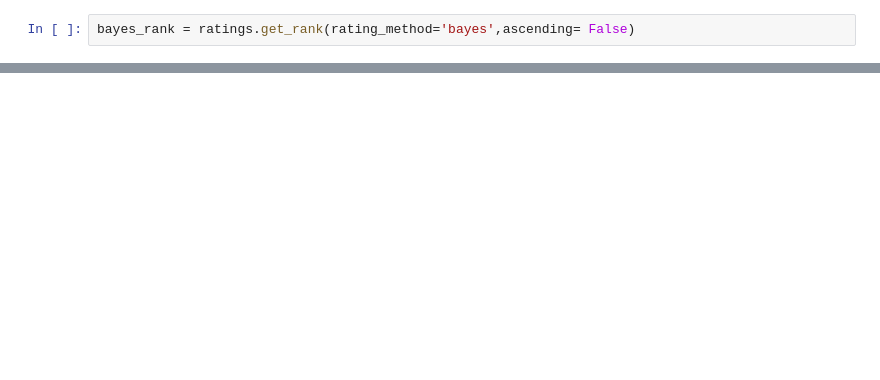
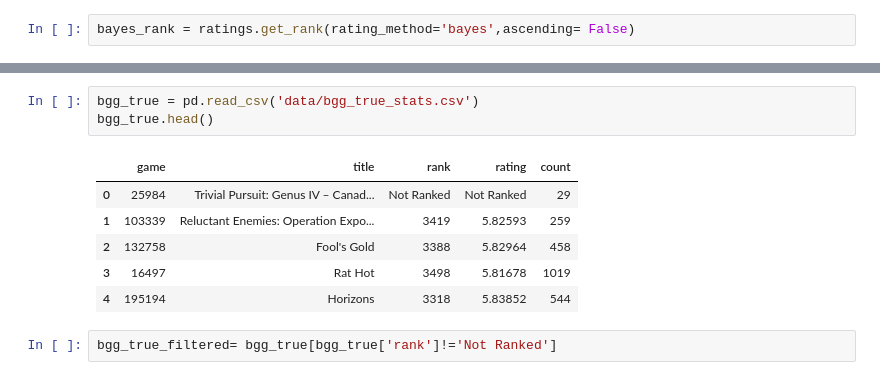
Before and after one commit to Praiban/Boardgamegeek, a Jupyter notebook: ItemRank.ipynb, the cells around one changed output, grey strips where cells are left out. Cells and saved outputs as stored; diff of their text form; blank space fills up the shorter version.

```diff
--- a/ItemRank.ipynb
+++ b/ItemRank.ipynb
@@ -104,0 +158,12 @@ bayes_rank.head()
+# %%
+bgg_true = pd.read_csv('data/bgg_true_stats.csv')
+bgg_true.head()
+# %% [output]
+|  | game | title | rank | rating | count |
+| 0 | 25984 | Trivial Pursuit: Genus IV – Canad... | Not Ranked | Not Ranked | 29 |
+| 1 | 103339 | Reluctant Enemies: Operation Expo... | 3419 | 5.82593 | 259 |
+| 2 | 132758 | Fool's Gold | 3388 | 5.82964 | 458 |
+| 3 | 16497 | Rat Hot | 3498 | 5.81678 | 1019 |
+| 4 | 195194 | Horizons | 3318 | 5.83852 | 544 |
+# %%
+bgg_true_filtered= bgg_true[bgg_true['rank']!='Not Ranked']
```
Also changed, not shown: parts of 13 cells of this notebook, 1 other file.
